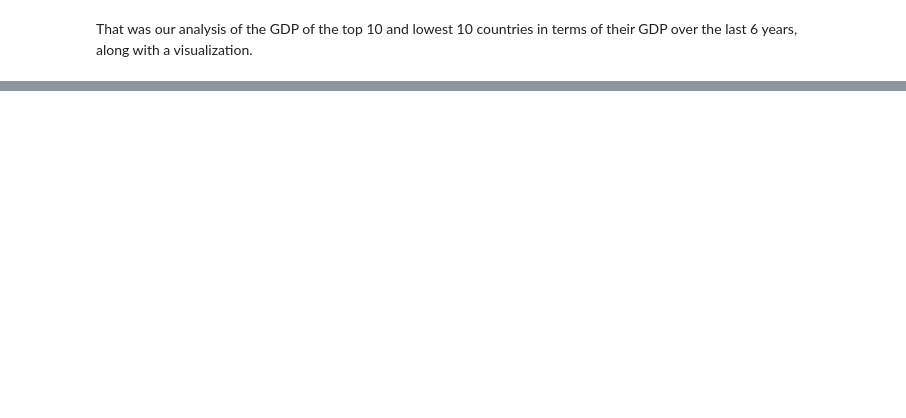
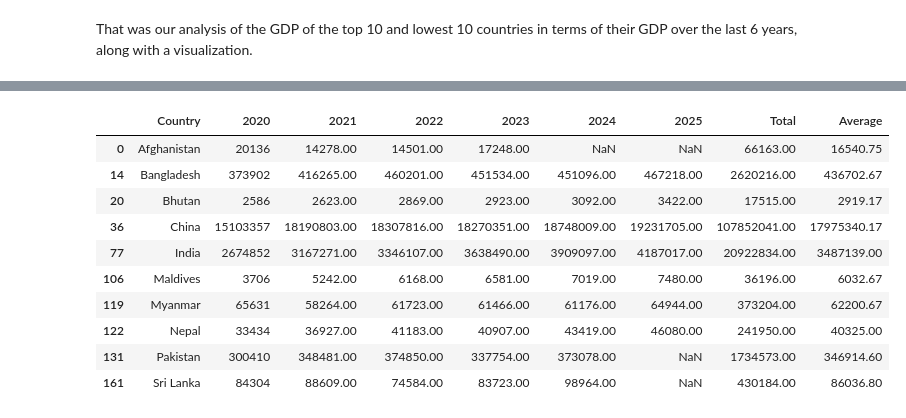
Before and after one commit to bestboybest/LearningPython, a Jupyter notebook: 2) Pandas + Seaborn Projects/01) GDPCountries/GDPAnalysis.ipynb, the cells around one changed output, grey strips where cells are left out. Cells and saved outputs as stored; diff of their text form; code cells hidden in the pictures; blank space fills up the shorter version.

```diff
--- a/2) Pandas + Seaborn Projects/01) GDPCountries/GDPAnalysis.ipynb
+++ b/2) Pandas + Seaborn Projects/01) GDPCountries/GDPAnalysis.ipynb
@@ -85,0 +107,21 @@ That was our analysis of the GDP of the top 10 and lowest 10 countries in terms
+# %%
+#Add sum and mean columns to add more interesting data to dataframe
+
+pd.options.display.float_format = '{:.2f}'.format
+
+indiaN['Total'] = indiaN.loc[:, '2020':'2025'].sum(axis = 1)
+indiaN['Average'] = indiaN.loc[:, '2020':'2025'].mean(axis = 1)
+
+indiaN
+# %% [output]
+|  | Country | 2020 | 2021 | 2022 | 2023 | 2024 | 2025 | Total | Average |
+| 0 | Afghanistan | 20136 | 14278.00 | 14501.00 | 17248.00 | NaN | NaN | 66163.00 | 16540.75 |
+| 14 | Bangladesh | 373902 | 416265.00 | 460201.00 | 451534.00 | 451096.00 | 467218.00 | 2620216.00 | 436702.67 |
+| 20 | Bhutan | 2586 | 2623.00 | 2869.00 | 2923.00 | 3092.00 | 3422.00 | 17515.00 | 2919.17 |
+| 36 | China | 15103357 | 18190803.00 | 18307816.00 | 18270351.00 | 18748009.00 | 19231705.00 | 107852041.00 | 17975340.17 |
+| 77 | India | 2674852 | 3167271.00 | 3346107.00 | 3638490.00 | 3909097.00 | 4187017.00 | 20922834.00 | 3487139.00 |
+| 106 | Maldives | 3706 | 5242.00 | 6168.00 | 6581.00 | 7019.00 | 7480.00 | 36196.00 | 6032.67 |
+| 119 | Myanmar | 65631 | 58264.00 | 61723.00 | 61466.00 | 61176.00 | 64944.00 | 373204.00 | 62200.67 |
+| 122 | Nepal | 33434 | 36927.00 | 41183.00 | 40907.00 | 43419.00 | 46080.00 | 241950.00 | 40325.00 |
+| 131 | Pakistan | 300410 | 348481.00 | 374850.00 | 337754.00 | 373078.00 | NaN | 1734573.00 | 346914.60 |
+| 161 | Sri Lanka | 84304 | 88609.00 | 74584.00 | 83723.00 | 98964.00 | NaN | 430184.00 | 86036.80 |
```
Also changed, not shown: parts of 11 cells of this notebook, 3 other files.
